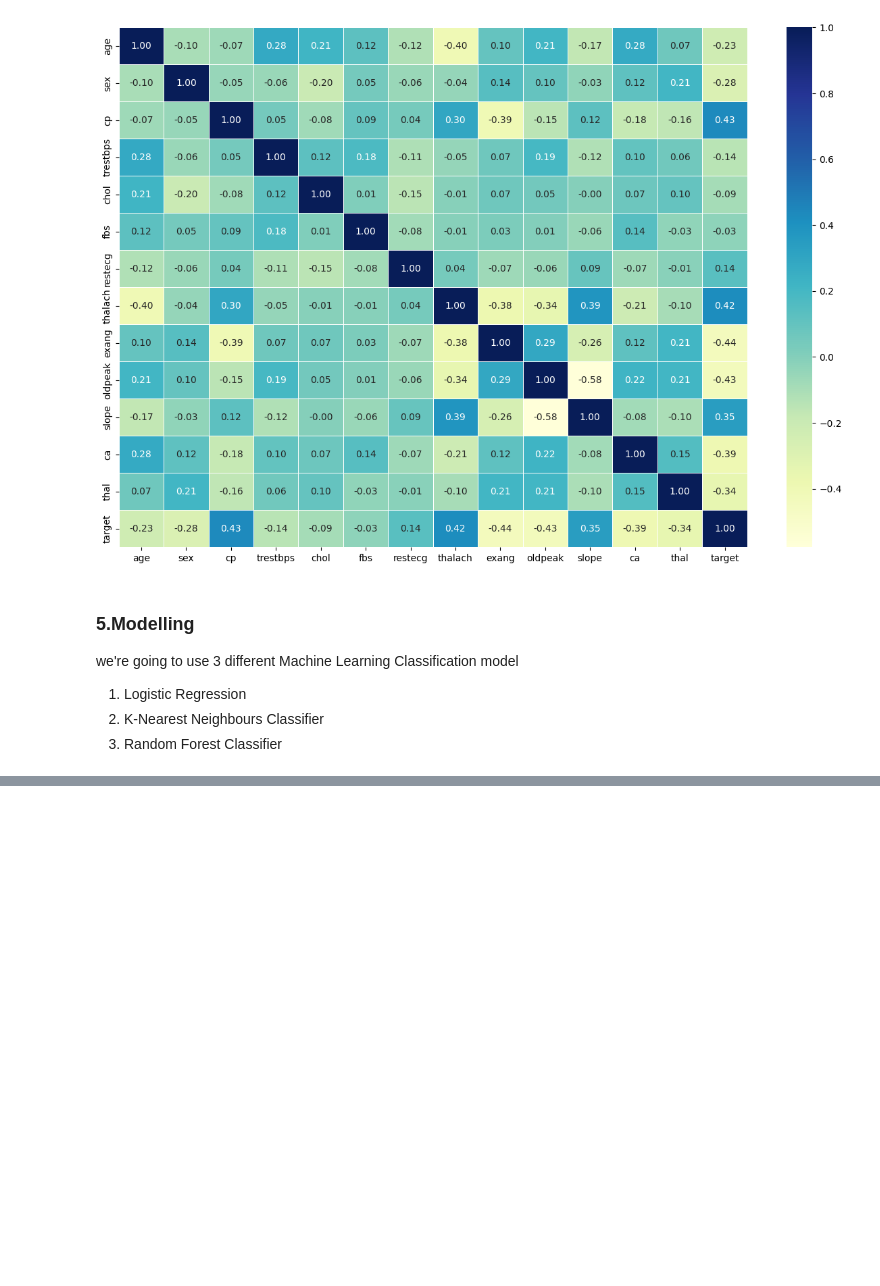
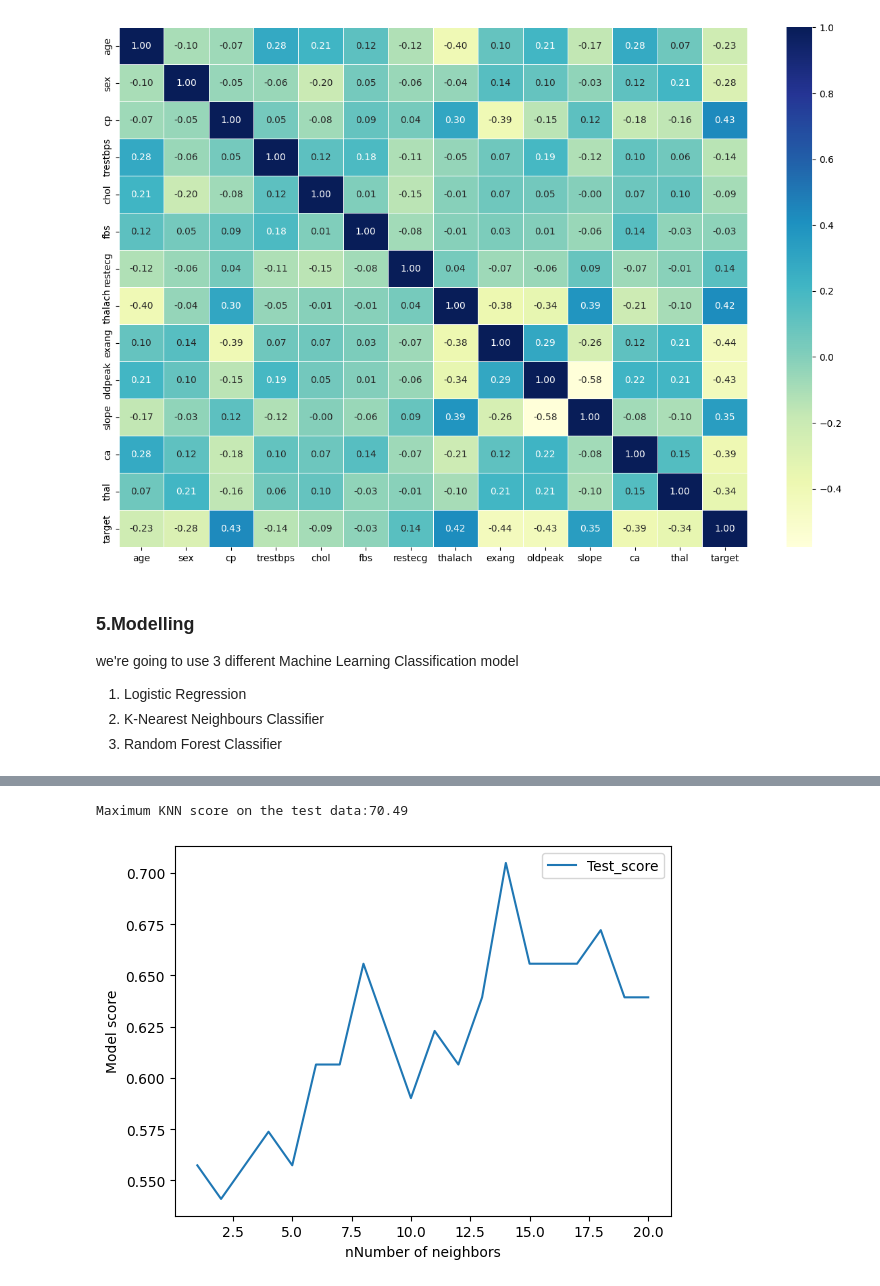
Before and after one commit to Kidist-c/Heart-Disease-ml-project, a Jupyter notebook: Notebooks/heart-disease.ipynb, the cells around one changed output, grey strips where cells are left out. Cells and saved outputs as stored; diff of their text form; code cells hidden in the pictures; blank space fills up the shorter version.

Commit message:
Tunnned KNN model

```diff
--- a/Notebooks/heart-disease.ipynb
+++ b/Notebooks/heart-disease.ipynb
@@ -319,0 +337,16 @@ model_compare.T.plot.bar()
+# %%
+# let's tune KNN
+train_scores=[]
+test_scores=[]
+# create alist of values for n-neighbors
+neighbor=range(1,21)
+# set up KNN instance
+knn=KNeighborsClassifier()
+# loop through diffrent neighbors
+for i in neighbor:
+    knn.set_params(n_neighbors=i)
+# fit the algorthim
+    knn.fit(x_train,y_train)
+    train_scores.append(knn.score(x_train,y_train))
+# update the score
+    test_scores.append(knn.score(x_test,y_test))
@@ -319,0 +399,10 @@ model_compare.T.plot.bar()
+# %%
+# visualize it
+plt.plot(neighbor,test_scores,label="Test_score")
+plt.xlabel("nNumber of neighbors")
+plt.ylabel("Model score")
+plt.legend()
+print(f"Maximum KNN score on the test data:{max(test_scores)*100:.2f}")
+# %% [output]
+Maximum KNN score on the test data:70.49
+[figure, added]
```
Also changed, not shown: parts of 7 cells of this notebook.
